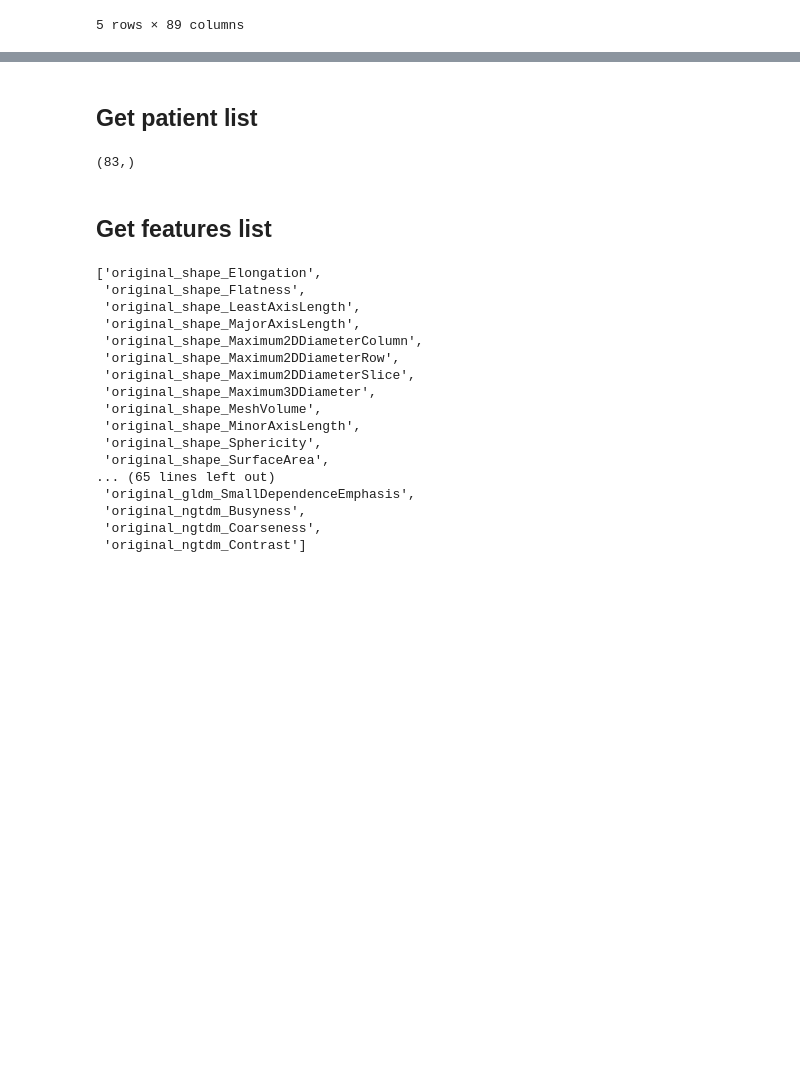
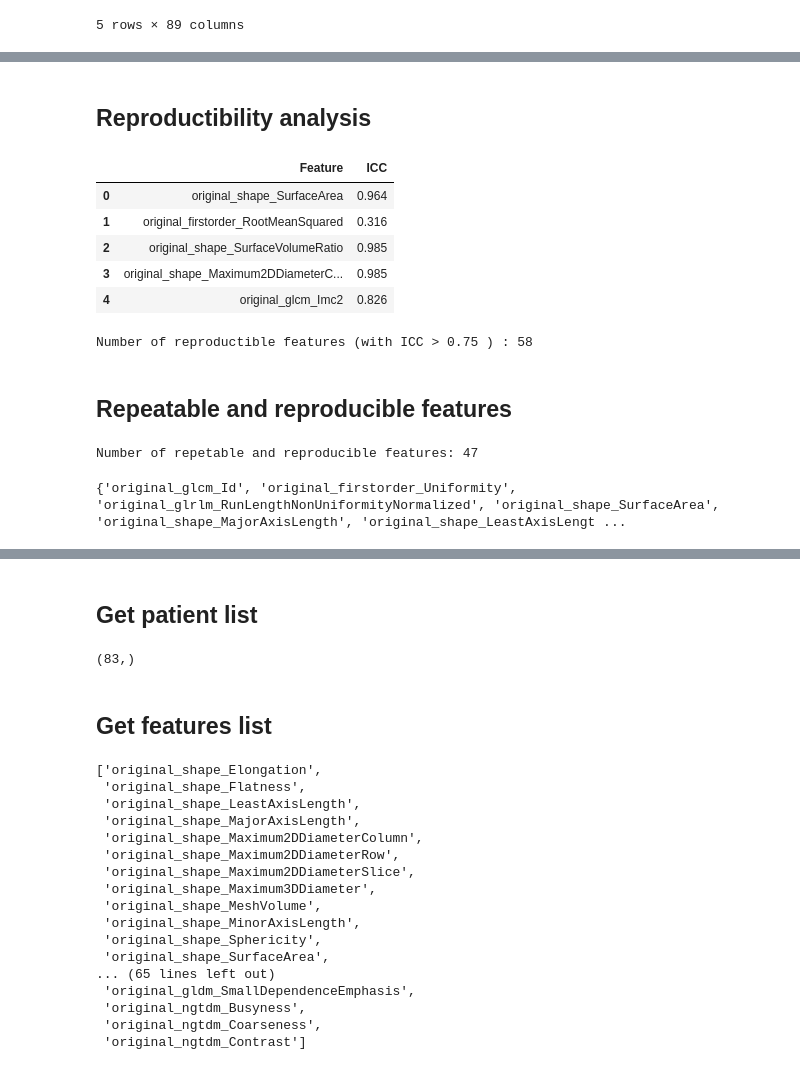
Before and after one commit to ftach/delta-rad, a Jupyter notebook: rad_comparison/radiomics_csv_extract.ipynb, the cells around one changed output, grey strips where cells are left out. Cells and saved outputs as stored; diff of their text form; code cells hidden in the pictures; blank space fills up the shorter version.

Commit message:
corrected the way we load the repeatable and reproducible features

```diff
--- a/rad_comparison/radiomics_csv_extract.ipynb
+++ b/rad_comparison/radiomics_csv_extract.ipynb
@@ -28,0 +54,33 @@ filtered_features_gtv_df.head()
+# %% [markdown]
+## Reproductibility analysis
+# %%
+icc_file = "/home/tachennf/Documents/delta-rad/original_radiomics/results_icc.csv"
+icc_df = pd.read_csv(icc_file)
+# set column 'Feature' as index
+icc_df.head()
+# %% [output]
+|  | Feature | ICC |
+| 0 | original_shape_SurfaceArea | 0.964 |
+| 1 | original_firstorder_RootMeanSquared | 0.316 |
+| 2 | original_shape_SurfaceVolumeRatio | 0.985 |
+| 3 | original_shape_Maximum2DDiameterC... | 0.985 |
+| 4 | original_glcm_Imc2 | 0.826 |
+# %%
+threshold = 0.75
+reproductible_features = icc_df[icc_df['ICC'] >= threshold]
+# print number of features with ICC > threshold
+print('Number of reproductible features (with ICC >', threshold, ') :', len(reproductible_features))
+# %% [output]
+Number of reproductible features (with ICC > 0.75 ) : 58
+# %% [markdown]
+## Repeatable and reproducible features
+# %%
+# intersection between repeatable features and reproductible features
+intersection = set(repeatable_features) & set(reproductible_features['Feature'])
+print('Number of repetable and reproducible features:', len(intersection))
+# %% [output]
+Number of repetable and reproducible features: 47
+# %%
+print(intersection)
+# %% [output]
+{'original_glcm_Id', 'original_firstorder_Uniformity', 'original_glrlm_RunLengthNonUniformityNormalized', 'original_shape_SurfaceArea', 'original_shape_MajorAxisLength', 'original_shape_LeastAxisLengt ...
```
Also changed, not shown: parts of 8 cells of this notebook.
